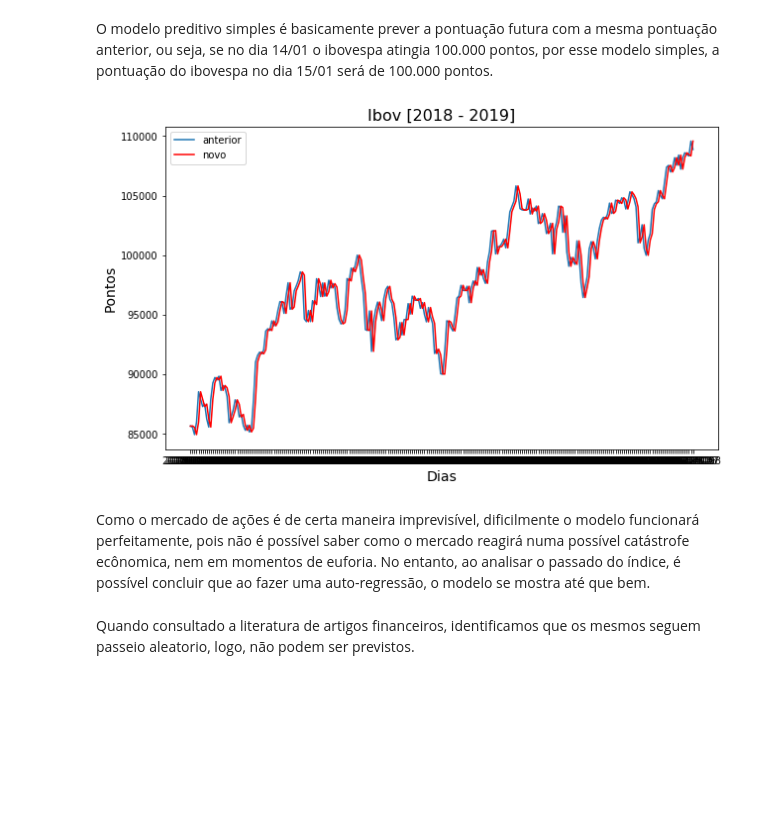
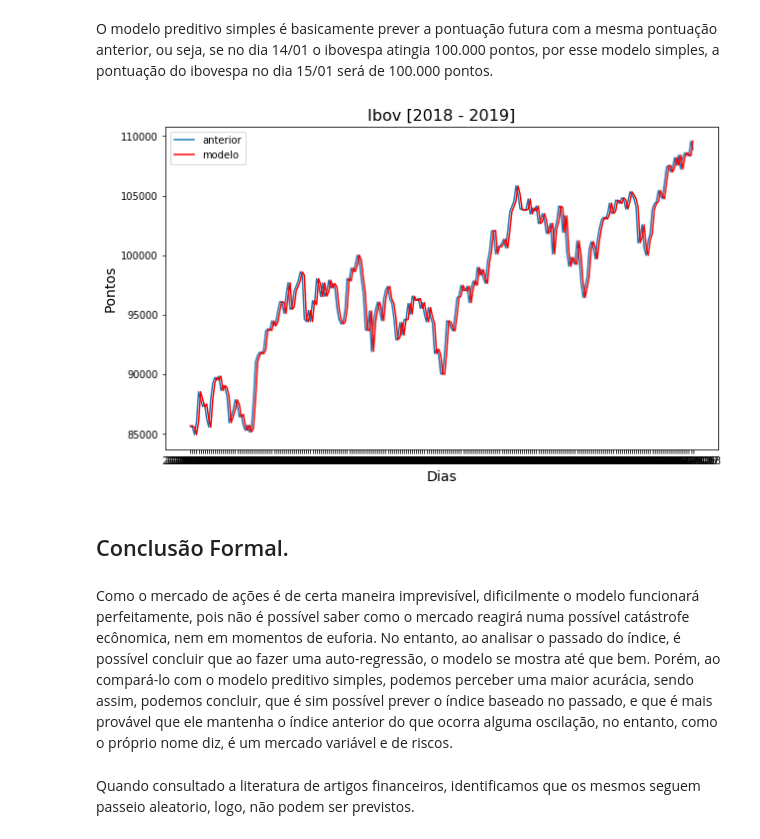
Before and after one commit to pbcarani/P3-Data-Science, a Jupyter notebook: P3_NOVO.ipynb, the cells around one changed output. Saved outputs shown, nothing was run; the diff lists cells and outputs as text; code cells hidden in the pictures; blank space fills up the shorter version.

```diff
--- a/P3_NOVO.ipynb
+++ b/P3_NOVO.ipynb
@@ -497,16 +497,19 @@ O modelo preditivo simples é basicamente prever a pontuação futura com a mesm
 # %%
 plt.figure(1, figsize=(10,6))
 plt.plot(date[1:], fechamento, label="anterior")
 plt.title('Ibov [2018 - 2019]', fontsize=16)
-plt.plot(date[1:], anterior, color='r', label='novo')
+plt.plot(date[1:], anterior, color='r', label='modelo')
 plt.xlabel('Dias', fontsize=14)
 plt.ylabel('Pontos', fontsize=14)
 plt.legend()
 plt.show();
 # %% [output]
-[figure, old version]
+[figure, new version]
+# %% [markdown]
+## Conclusão Formal.
 # %% [markdown]
  Como o mercado de ações é de certa maneira imprevisível, dificilmente o modelo funcionará perfeitamente, pois não é possível saber como o mercado reagirá numa possível catástrofe ecônomica, nem em momentos de euforia. No entanto, ao analisar o passado do índice, é possível concluir que ao fazer uma auto-regressão, o modelo se mostra até que bem.
+ Porém, ao compará-lo com o modelo preditivo simples, podemos perceber uma maior acurácia, sendo assim, podemos concluir, que é sim possível prever o índice baseado no passado, e que é mais provável que ele mantenha o índice anterior do que ocorra alguma oscilação, no entanto, como o próprio nome diz, é um mercado variável e de riscos.
 # %% [markdown]
 Quando consultado a literatura de artigos financeiros, identificamos que os mesmos seguem passeio aleatorio, logo, não podem ser previstos.
 # %% [markdown]
```
Also changed, not shown: parts of 1 cell of this notebook.
